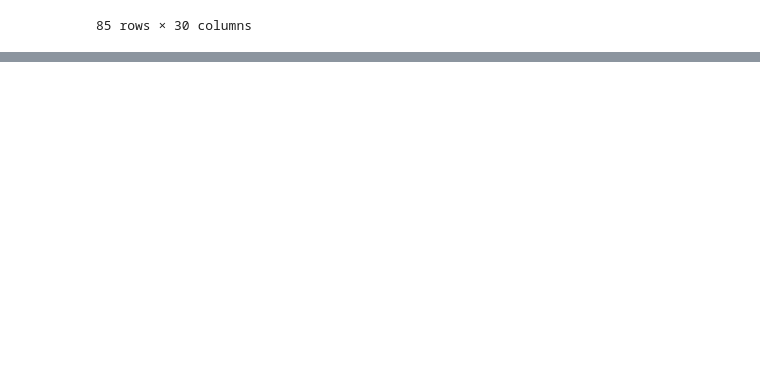
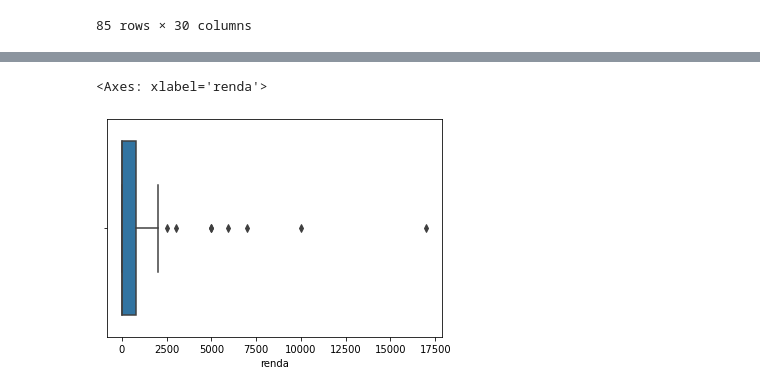
Before and after one commit to JoaoVitorBranco/T1-Estatisitca, a Jupyter notebook: T1_estatistica.ipynb, the cells around one changed output, grey strips where cells are left out. Drawn from its saved outputs; the diff is of its cells as text; code cells hidden in the pictures; blank space fills up the shorter version.

```diff
--- a/T1_estatistica.ipynb
+++ b/T1_estatistica.ipynb
@@ -254,0 +480,6 @@ df.head()
+# %%
+# analisando a renda
+sns.boxplot(data=df, x='renda')
+# %% [output]
+<Axes: xlabel='renda'>
+[figure, added]
```
Also changed, not shown: parts of 22 cells of this notebook.
